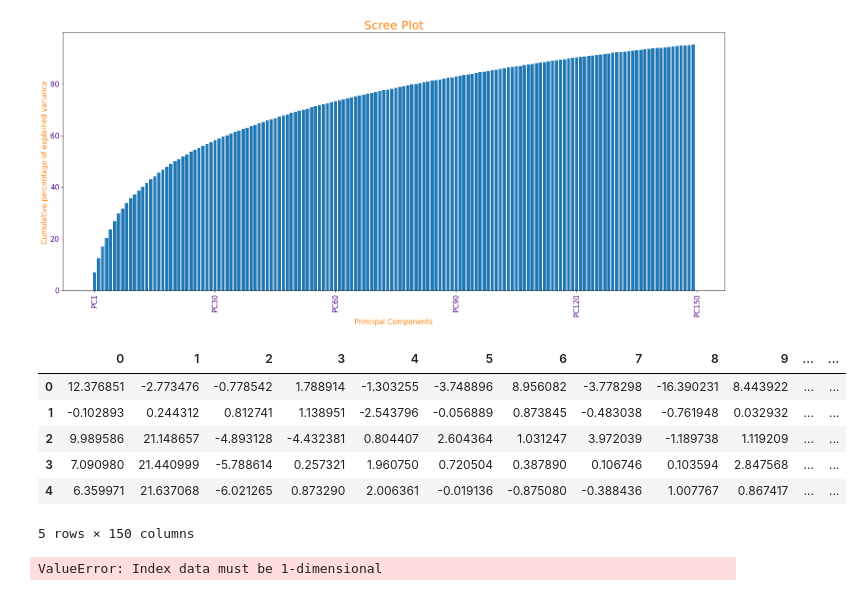
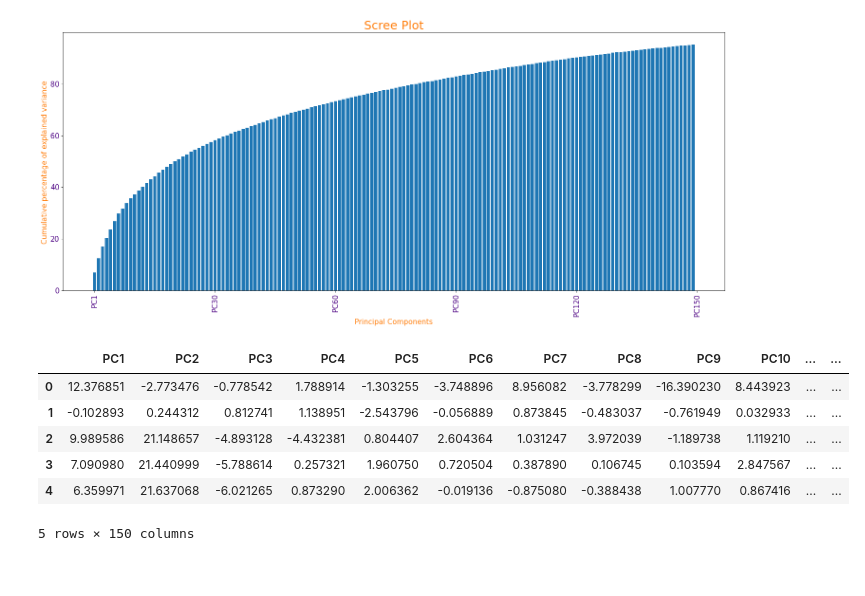
Before and after one commit to duong-nguyen-elu/ELU-Assignments, a Jupyter notebook: M6W4 Assignment.ipynb, the cells around one changed output. Drawn from its saved outputs; the diff is of its cells as text; code cells hidden in the pictures.

```diff
--- a/M6W4 Assignment.ipynb
+++ b/M6W4 Assignment.ipynb
@@ -627,10 +624,0 @@ x_pca=pd.DataFrame(pca_fit_transform_train_X_150)
-# %%
-x_pca.head()
-# %% [output]
-|  | 0 | 1 | 2 | 3 | 4 | 5 | 6 | 7 | 8 | 9 | ... | ... |
-| 0 | 12.376851 | -2.773476 | -0.778542 | 1.788914 | -1.303255 | -3.748896 | 8.956082 | -3.778298 | -16.390231 | 8.443922 | ... | ... |
-| 1 | -0.102893 | 0.244312 | 0.812741 | 1.138951 | -2.543796 | -0.056889 | 0.873845 | -0.483038 | -0.761948 | 0.032932 | ... | ... |
-| 2 | 9.989586 | 21.148657 | -4.893128 | -4.432381 | 0.804407 | 2.604364 | 1.031247 | 3.972039 | -1.189738 | 1.119209 | ... | ... |
-| 3 | 7.090980 | 21.440999 | -5.788614 | 0.257321 | 1.960750 | 0.720504 | 0.387890 | 0.106746 | 0.103594 | 2.847568 | ... | ... |
-| 4 | 6.359971 | 21.637068 | -6.021265 | 0.873290 | 2.006361 | -0.019136 | -0.875080 | -0.388436 | 1.007767 | 0.867417 | ... | ... |
-5 rows × 150 columns
@@ -652,7 +624,0 @@ def corr_feature_pca_component(original_data, pca_data, column):
-# %%
-corr_pc = pd.DataFrame(x, x_pca)
-
-for i in range (1,150):
-    corr_pc[i] = corr_feature_pca_component(x, x_pca, i)
-# %% [output]
-ValueError: Index data must be 1-dimensional
@@ -692,0 +625,17 @@ corr_pc2.head()
+# %%
+col_lst = []
+x_pca = pd.DataFrame(pca_fit_transform_train_X_150)
+
+for i in range(1,x_pca.shape[1]+1):
+    col_lst.append(f'PC{i}')
+
+pca_df = pd.DataFrame(pca_fit_transform_train_X_150, columns=col_lst)
+pca_df.head()
+# %% [output]
+|  | PC1 | PC2 | PC3 | PC4 | PC5 | PC6 | PC7 | PC8 | PC9 | PC10 | ... | ... |
+| 0 | 12.376851 | -2.773476 | -0.778542 | 1.788914 | -1.303255 | -3.748896 | 8.956082 | -3.778299 | -16.390230 | 8.443923 | ... | ... |
+| 1 | -0.102893 | 0.244312 | 0.812741 | 1.138951 | -2.543796 | -0.056889 | 0.873845 | -0.483037 | -0.761949 | 0.032933 | ... | ... |
+| 2 | 9.989586 | 21.148657 | -4.893128 | -4.432381 | 0.804407 | 2.604364 | 1.031247 | 3.972039 | -1.189738 | 1.119210 | ... | ... |
+| 3 | 7.090980 | 21.440999 | -5.788614 | 0.257321 | 1.960750 | 0.720504 | 0.387890 | 0.106745 | 0.103594 | 2.847567 | ... | ... |
+| 4 | 6.359971 | 21.637068 | -6.021265 | 0.873290 | 2.006362 | -0.019136 | -0.875080 | -0.388438 | 1.007770 | 0.867416 | ... | ... |
+5 rows × 150 columns
```
Also changed, not shown: parts of 12 cells of this notebook.
